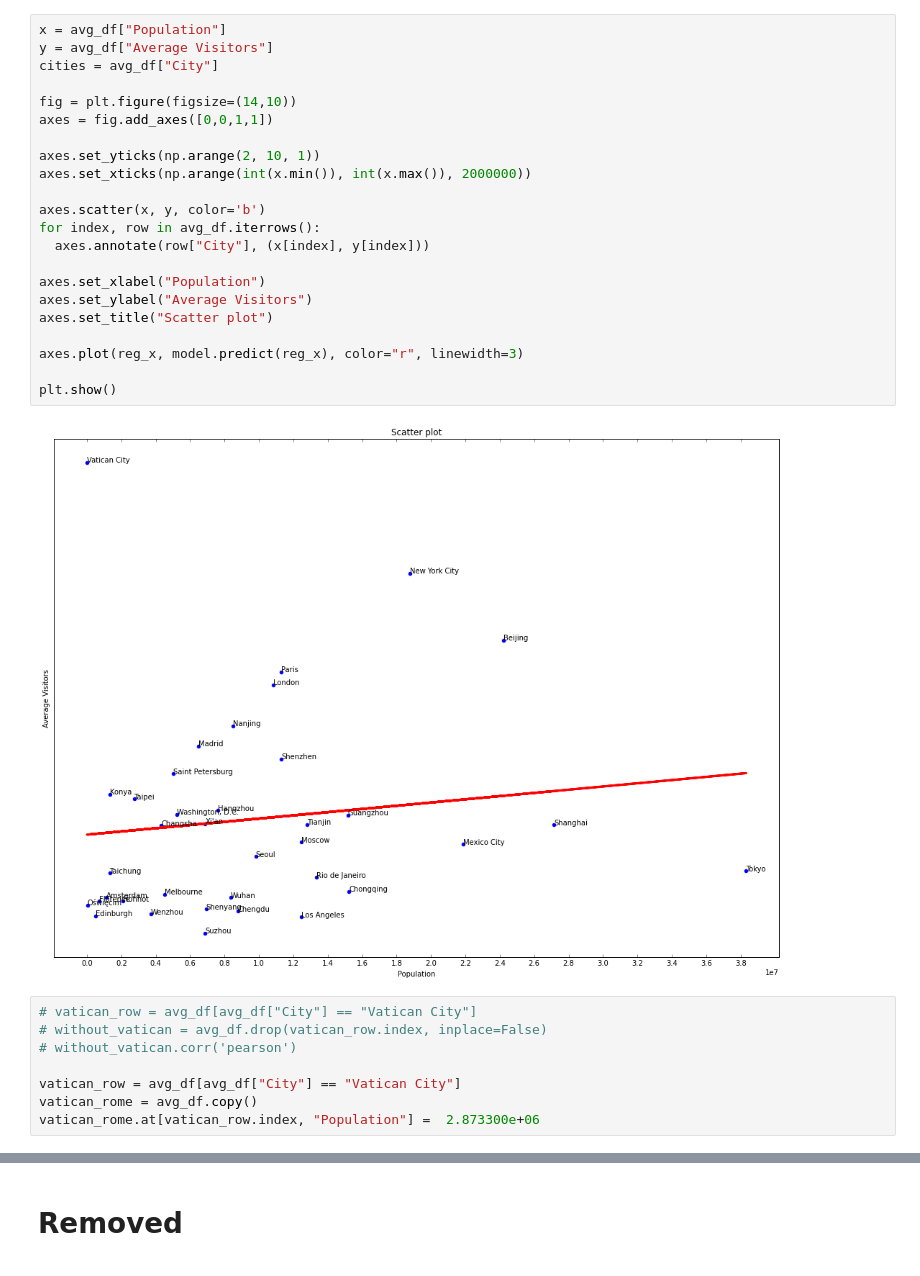
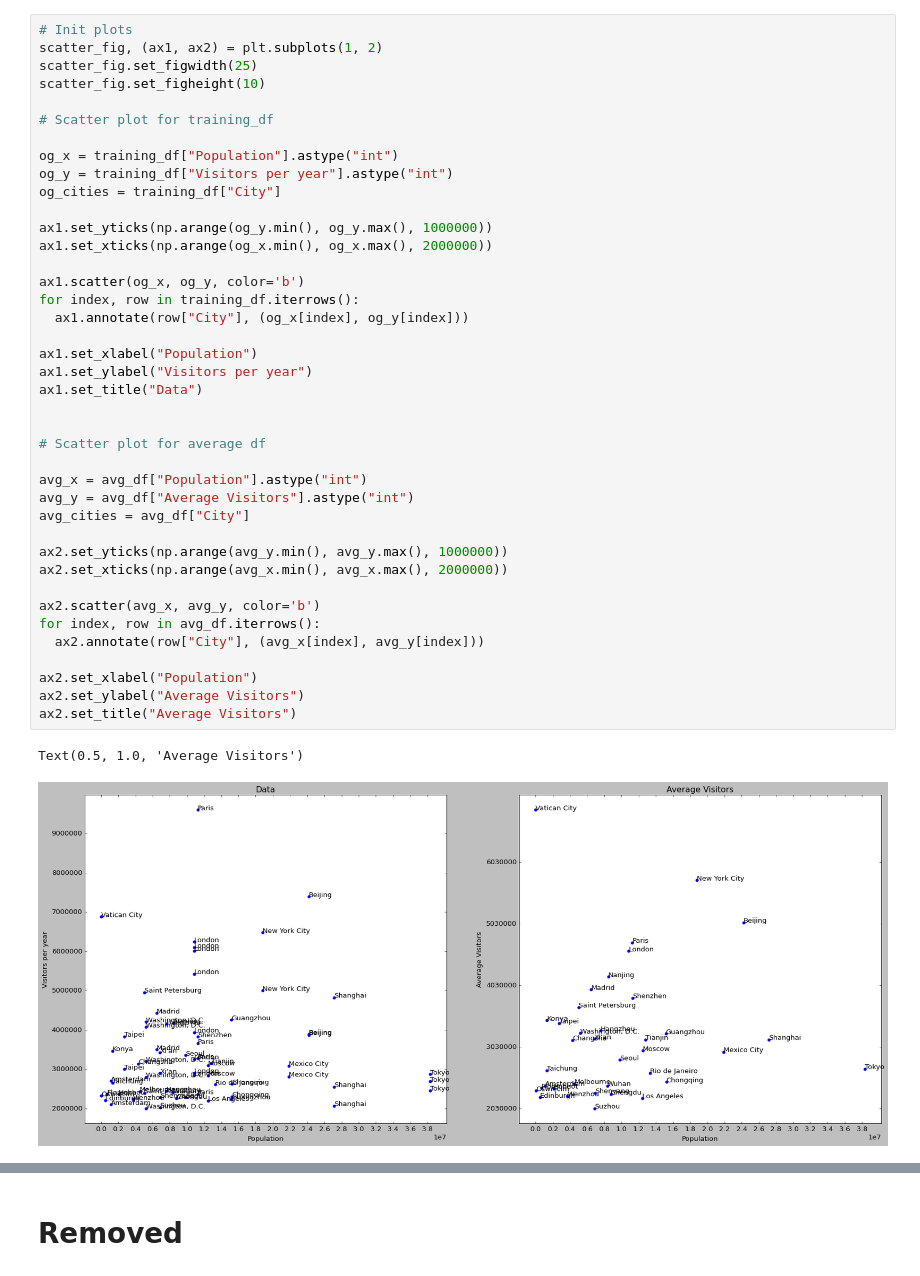
Before and after one commit to YT98/museum_visitors, a Jupyter notebook: research.ipynb, the cells around one changed output, grey strips where cells are left out. Cells and saved outputs as stored; diff of their text form.

```diff
--- a/research.ipynb
+++ b/research.ipynb
@@ -275,32 +226,43 @@ LinearRegression(copy_X=True, fit_intercept=True, n_jobs=None, normalize=False)
-# %%
-x = avg_df["Population"]
-y = avg_df["Average Visitors"]
-cities = avg_df["City"]
-
-fig = plt.figure(figsize=(14,10))
-axes = fig.add_axes([0,0,1,1])
-
-axes.set_yticks(np.arange(2, 10, 1))
-axes.set_xticks(np.arange(int(x.min()), int(x.max()), 2000000))
-
-axes.scatter(x, y, color='b')
-for index, row in avg_df.iterrows():
-  axes.annotate(row["City"], (x[index], y[index]))
-
-axes.set_xlabel("Population")
-axes.set_ylabel("Average Visitors")
-axes.set_title("Scatter plot")
-
-axes.plot(reg_x, model.predict(reg_x), color="r", linewidth=3)
-
-plt.show()
-# %% [output]
-[figure, removed]
-# %%
-# vatican_row = avg_df[avg_df["City"] == "Vatican City"]
-# without_vatican = avg_df.drop(vatican_row.index, inplace=False)
-# without_vatican.corr('pearson')
-
-vatican_row = avg_df[avg_df["City"] == "Vatican City"]
-vatican_rome = avg_df.copy()
-vatican_rome.at[vatican_row.index, "Population"] =  2.873300e+06
+# %%
+# Init plots
+scatter_fig, (ax1, ax2) = plt.subplots(1, 2)
+scatter_fig.set_figwidth(25)
+scatter_fig.set_figheight(10)
+
+# Scatter plot for training_df
+
+og_x = training_df["Population"].astype("int")
+og_y = training_df["Visitors per year"].astype("int")
+og_cities = training_df["City"]
+
+ax1.set_yticks(np.arange(og_y.min(), og_y.max(), 1000000))
+ax1.set_xticks(np.arange(og_x.min(), og_x.max(), 2000000))
+
+ax1.scatter(og_x, og_y, color='b')
+for index, row in training_df.iterrows():
+  ax1.annotate(row["City"], (og_x[index], og_y[index]))
+
+ax1.set_xlabel("Population")
+ax1.set_ylabel("Visitors per year")
+ax1.set_title("Data")
+
+
+# Scatter plot for average df
+
+avg_x = avg_df["Population"].astype("int")
+avg_y = avg_df["Average Visitors"].astype("int")
+avg_cities = avg_df["City"]
+
+ax2.set_yticks(np.arange(avg_y.min(), avg_y.max(), 1000000))
+ax2.set_xticks(np.arange(avg_x.min(), avg_x.max(), 2000000))
+
+ax2.scatter(avg_x, avg_y, color='b')
+for index, row in avg_df.iterrows():
+  ax2.annotate(row["City"], (avg_x[index], avg_y[index]))
+
+ax2.set_xlabel("Population")
+ax2.set_ylabel("Average Visitors")
+ax2.set_title("Average Visitors")
+# %% [output]
+Text(0.5, 1.0, 'Average Visitors')
+[figure, added]
```
Also changed, not shown: parts of 25 cells of this notebook.
